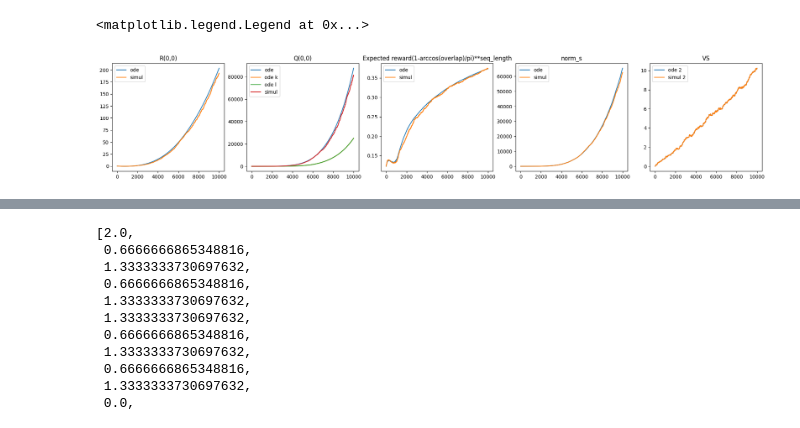
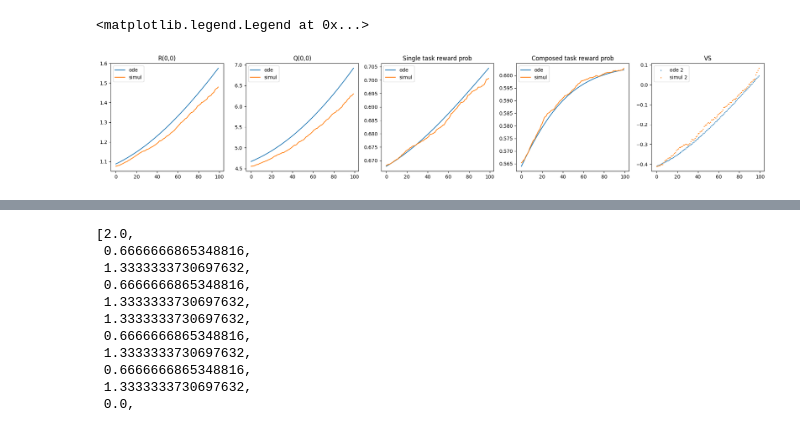
Before and after one commit to jinhl9/saad-solla-composition, a Jupyter notebook: composite_learning/Hierarchical_ODE.ipynb, the cells around one changed output, grey strips where cells are left out. Drawn from its saved outputs; the diff is of its cells as text; code cells hidden in the pictures.

```diff
--- a/composite_learning/Hierarchical_ODE.ipynb
+++ b/composite_learning/Hierarchical_ODE.ipynb
@@ -64,0 +70,20 @@ for i in range(10000):
+# %%
+seeds = []
+seed=1
+for i in range(seed):
+    teachers, students, teacher_cs, student_cs = initialize_nets()
+    ode_students = copy.deepcopy(students)
+    ode_teachers = copy.deepcopy(teachers)
+    VS = student_cs.layers[0].weight.data.numpy().copy()[0]
+    VT = teacher_cs.layers[0].weight.data.numpy().copy()[0]
+    ode = solver.ode.HierarchicalODESolver(VS = VS, VT = VT, students = ode_students, teachers = ode_teachers,
+                                           lr_ws = [1,1], lr_v = 1, seq_length = 4, delta = 10, N=3000)
+    base_solver = solver.TwoPhaseContextSolver(teachers = teachers, \
+                                              students = students, context_teacher = teacher_cs,
+                                              context_student = student_cs, dataloaders = [dataloader_nonidentical,
+                                                                                          dataloader_identical,
+                                                                                         dataloader_identical], logdir = None, identical = False)
+    #base_solver.train(nums_iter = [0,400000], lrs=[(1,0.001), (1,0.001)], update_frequency=1000)
+    ode.train(nums_iter=[0,400000], update_frequency= 1000)
+
+    seeds.append([ode, base_solver])
@@ -68,58 +278,66 @@ _simul = True
 i,j = [0,0]
 fig2 = plt.figure(figsize=(24, 4))
 ax1 = plt.subplot(151)
-R=[k[i,j] for k in ode.history['R']]
-RR=[k[i,j] for k in base_solver.history['phase2']['R']]
 if _ode:
+    R=[k[i,j] for k in ode.history['phase2']['R']]
     ax1.plot(R, label = 'ode')
 if _simul:
+    RR=[k[i,j] for k in base_solver.history['phase2']['R']]
+
     ax1.plot(RR, label = 'simul')
+
 ax1.set_title('R(0,0)')
 plt.legend()
 ax2 = plt.subplot(152)
 
-Q=[k[i,j] for k in ode.history['Q']]
-Qk=[k[i,j] for k in ode.history['Qk']]
-Ql=[k[i,j] for k in ode.history['Ql']]
-Qkl=[k[i,j] for k in ode.history['Qkl']]
-QQ=[k[i,j] for k in base_solver.history['phase2']['Q']]
 if _ode:
+    Q=[k[i,j] for k in ode.history['phase2']['Q']]
+    #Qk=[k[i,j] for k in ode.history['Qk']]
+    #Ql=[k[i,j] for k in ode.history['Ql']]
+    #Qkl=[k[i,j] for k in ode.history['Qkl']]
+
     ax2.plot(Q, label = 'ode')
-    ax2.plot(Qk, label = 'ode k')
-    ax2.plot(Ql, label = 'ode l ')
+    #ax2.plot(Qk, label = 'ode k')
+    #ax2.plot(Ql, label = 'ode l ')
     #ax2.plot(Qkl, label = 'ode kl')
 if _simul:
+    QQ=[k[i,j] for k in base_solver.history['phase2']['Q']]
     ax2.plot(QQ, label = 'simul')
 ax2.set_title('Q(0,0)')
 plt.legend()
+
 ax3 = plt.subplot(153)
-P=ode.history['P']
-PP=base_solver.history['phase2']['P']
 if _ode:
-    ax3.plot(np.power(P,3), label = 'ode')
+    P=ode.history['phase2']['P']
+    ax3.plot([p[0] for p in P], label = 'ode')
 if _simul:
-    ax3.plot(np.power(PP,3), label = 'simul')
-ax3.set_title('Expected reward(1-arccos(overlap)/pi)**seq_length')
+    PP=base_solver.history['phase2']['P']
+    ax3.plot([p[0] for p in PP], label = 'simul')
+ax3.set_title('Single task reward prob')
 plt.legend()
 
 ax4 = plt.subplot(154)
-ns=ode.history['norm_student']
-nss=base_solver.history['phase2']['norm_student']
 if _ode:
-    ax4.plot(ns, label = 'ode')
+    P=ode.history['phase2']['P_tilde']
+    ax4.plot(P, label = 'ode')
 if _simul:
-    ax4.plot(nss, label = 'simul')
-ax4.set_title('norm_s')
+    PP=base_solver.history['phase2']['P_tilde']
+    ax4.plot(PP, label = 'simul')
+ax4.set_title('Composed task reward prob')
 plt.legend()
 
 ax5 = plt.subplot(155)
 i=2
-dv=[k[i] for k in ode.dVs]
-dvv=[k[i] for k in base_solver.dv]
-ax5.plot(np.cumsum(dv), label = f'ode {i}')
-ax5.plot(np.cumsum(dvv), label = f'simul {i}')
+if _ode:
+    dv=[k[i] for k in ode.history['phase2']['VS']]
+    ax5.scatter(np.arange(len(dv)), dv, label = f'ode {i}', s=1)
+if _simul:
+    dvv=[k[i] for k in base_solver.history['phase2']['VS']]
+    ax5.scatter(np.arange(len(dvv)), dvv, label = f'simul {i}', s=1)
+
+
 ax5.set_title('VS')
 plt.legend()
 # %% [output]
 <matplotlib.legend.Legend at 0x...>
-[figure, old version]
+[figure, new version]
```
Also changed, not shown: parts of 16 cells of this notebook, 41 other files.
